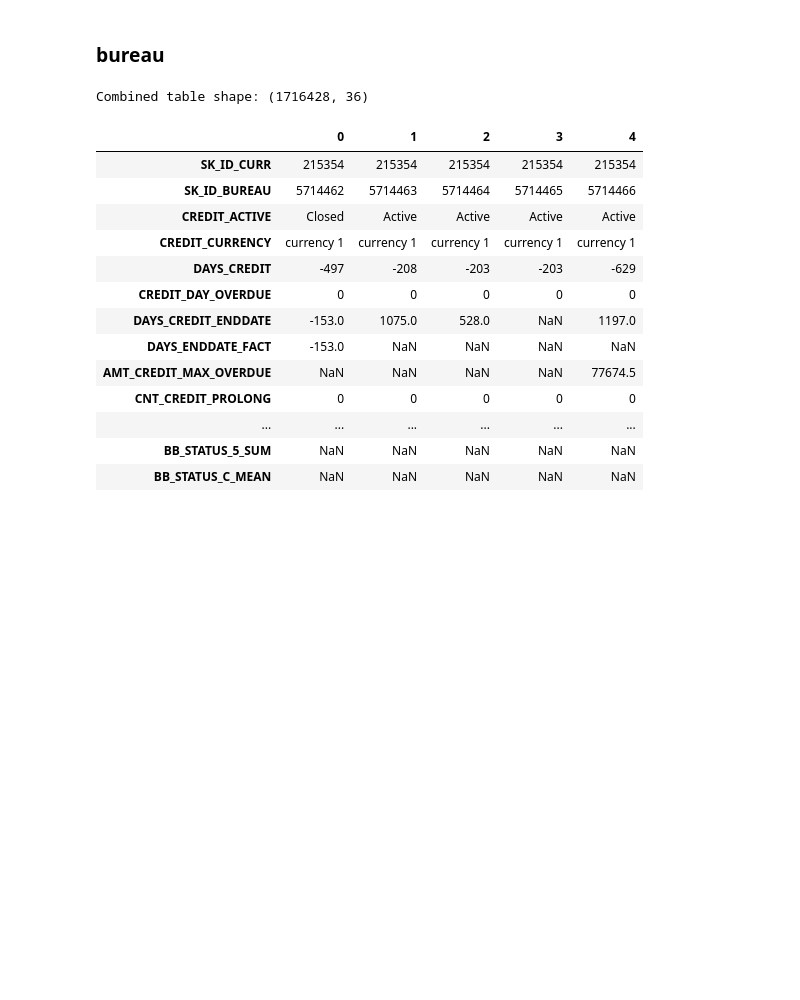
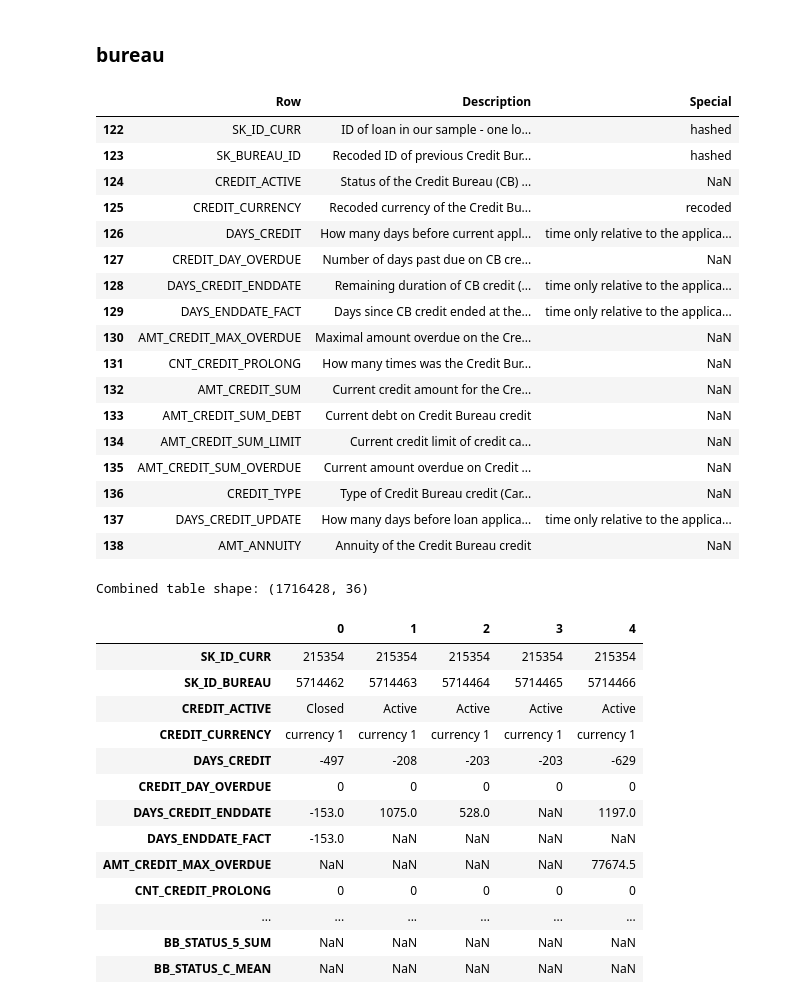
Before and after one commit to ErenReyhanlioglu/Credit_Risk_Analysis, a Jupyter notebook: notebooks/01_data_integrity_check.ipynb, the cells around one changed output. Saved outputs shown, nothing was run; the diff lists cells and outputs as text; code cells hidden in the pictures; blank space fills up the shorter version.

```diff
--- a/notebooks/01_data_integrity_check.ipynb
+++ b/notebooks/01_data_integrity_check.ipynb
@@ -354,6 +351,30 @@ Aggregation complete. Final shape: (817395, 20)
 | 4 | 5001713 | -21 | 0 | 22 | 0.000000 | ... |
 # %% [markdown]
 ### bureau
+# %%
+from src.preprocessing import get_column_descriptions
+
+bureau_metadata = get_column_descriptions('bureau.csv')
+display(bureau_metadata)
+# %% [output]
+|  | Row | Description | Special |
+| 122 | SK_ID_CURR | ID of loan in our sample - one lo... | hashed |
+| 123 | SK_BUREAU_ID | Recoded ID of previous Credit Bur... | hashed |
+| 124 | CREDIT_ACTIVE | Status of the Credit Bureau (CB) ... | NaN |
+| 125 | CREDIT_CURRENCY | Recoded currency of the Credit Bu... | recoded |
+| 126 | DAYS_CREDIT | How many days before current appl... | time only relative to the applica... |
+| 127 | CREDIT_DAY_OVERDUE | Number of days past due on CB cre... | NaN |
+| 128 | DAYS_CREDIT_ENDDATE | Remaining duration of CB credit (... | time only relative to the applica... |
+| 129 | DAYS_ENDDATE_FACT | Days since CB credit ended at the... | time only relative to the applica... |
+| 130 | AMT_CREDIT_MAX_OVERDUE | Maximal amount overdue on the Cre... | NaN |
+| 131 | CNT_CREDIT_PROLONG | How many times was the Credit Bur... | NaN |
+| 132 | AMT_CREDIT_SUM | Current credit amount for the Cre... | NaN |
+| 133 | AMT_CREDIT_SUM_DEBT | Current debt on Credit Bureau credit | NaN |
+| 134 | AMT_CREDIT_SUM_LIMIT | Current credit limit of credit ca... | NaN |
+| 135 | AMT_CREDIT_SUM_OVERDUE | Current amount overdue on Credit ... | NaN |
+| 136 | CREDIT_TYPE | Type of Credit Bureau credit (Car... | NaN |
+| 137 | DAYS_CREDIT_UPDATE | How many days before loan applica... | time only relative to the applica... |
+| 138 | AMT_ANNUITY | Annuity of the Credit Bureau credit | NaN |
 # %%
 bureau = pd.read_csv('../data/raw/bureau.csv')
 
```
Also changed, not shown: parts of 39 cells of this notebook, 2 other files.
